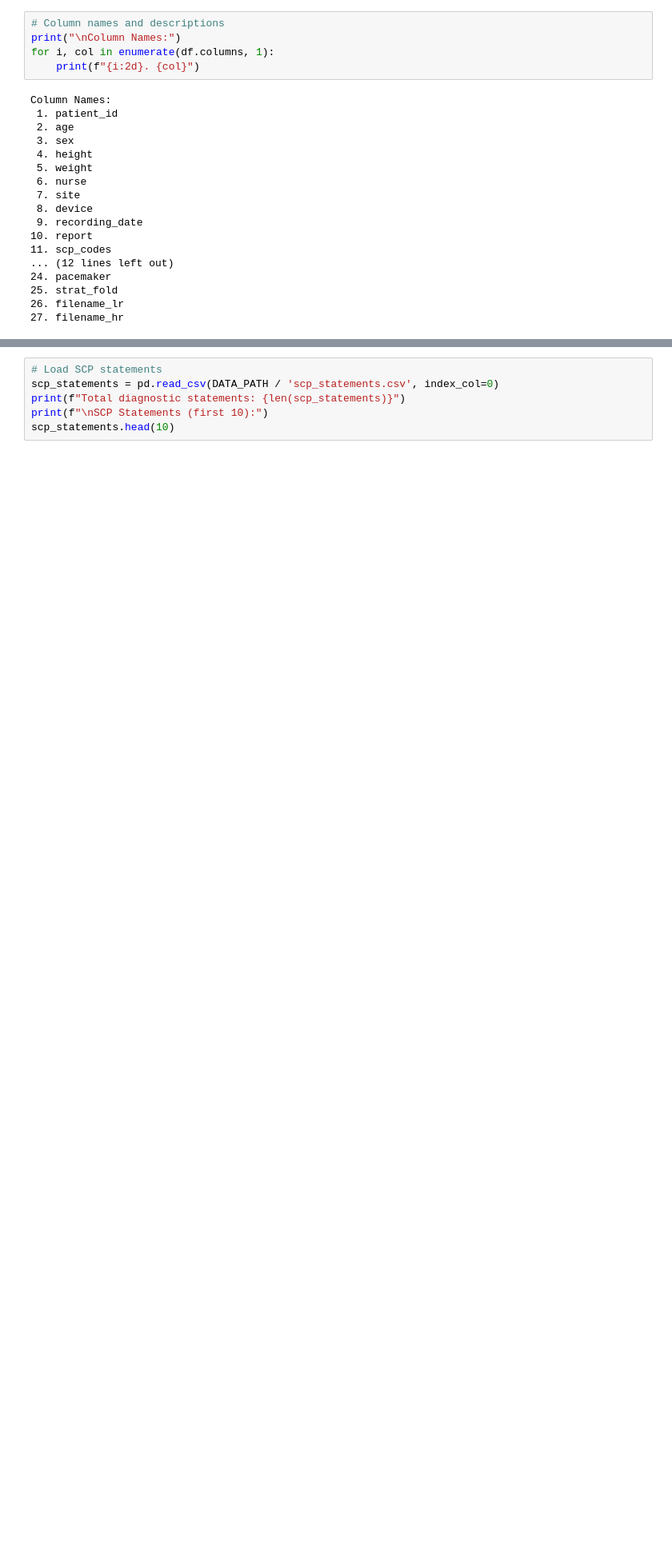
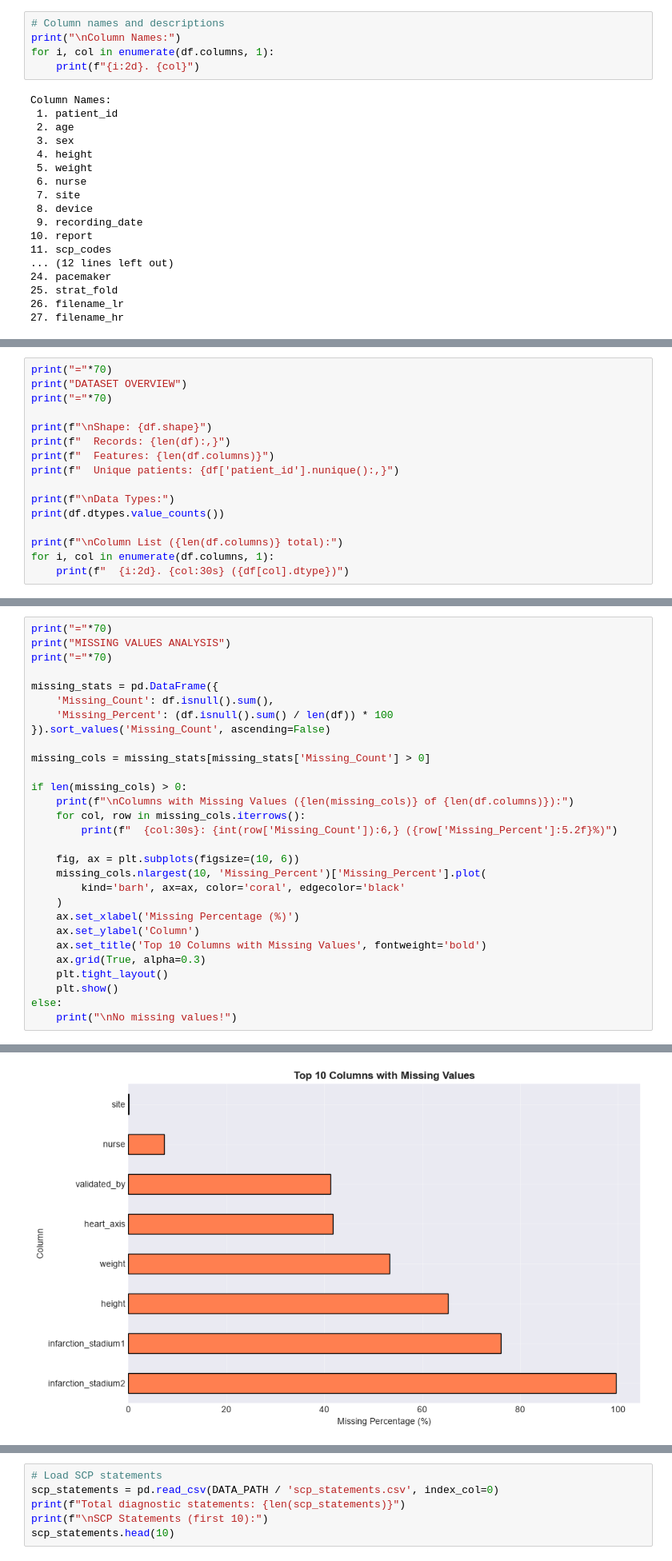
Before and after one commit to abhairwal-usd/intro_ai_ml_aai501, a Jupyter notebook: 01_Data_Prepare_EDA/01_data_exploration.ipynb, the cells around one changed output, grey strips where cells are left out. Shown at 80% size. Cells and saved outputs as stored; diff of their text form; blank space fills up the shorter version.

Commit message:
Added Data cleanup step

```diff
--- a/01_Data_Prepare_EDA/01_data_exploration.ipynb
+++ b/01_Data_Prepare_EDA/01_data_exploration.ipynb
@@ -254,0 +626,16 @@ print(f"✓ Output directory ready: {output_path}")
+# %%
+print("="*70)
+print("DATASET OVERVIEW")
+print("="*70)
+
+print(f"\nShape: {df.shape}")
+print(f"  Records: {len(df):,}")
+print(f"  Features: {len(df.columns)}")
+print(f"  Unique patients: {df['patient_id'].nunique():,}")
+
+print(f"\nData Types:")
+print(df.dtypes.value_counts())
+
+print(f"\nColumn List ({len(df.columns)} total):")
+for i, col in enumerate(df.columns, 1):
+    print(f"  {i:2d}. {col:30s} ({df[col].dtype})")
@@ -254,0 +662,30 @@ print(f"✓ Output directory ready: {output_path}")
+# %%
+print("="*70)
+print("MISSING VALUES ANALYSIS")
+print("="*70)
+
+missing_stats = pd.DataFrame({
+    'Missing_Count': df.isnull().sum(),
+    'Missing_Percent': (df.isnull().sum() / len(df)) * 100
+}).sort_values('Missing_Count', ascending=False)
+
+missing_cols = missing_stats[missing_stats['Missing_Count'] > 0]
+
+if len(missing_cols) > 0:
+    print(f"\nColumns with Missing Values ({len(missing_cols)} of {len(df.columns)}):")
+    for col, row in missing_cols.iterrows():
+        print(f"  {col:30s}: {int(row['Missing_Count']):6,} ({row['Missing_Percent']:5.2f}%)")
+
+    fig, ax = plt.subplots(figsize=(10, 6))
+    missing_cols.nlargest(10, 'Missing_Percent')['Missing_Percent'].plot(
+        kind='barh', ax=ax, color='coral', edgecolor='black'
+    )
+    ax.set_xlabel('Missing Percentage (%)')
+    ax.set_ylabel('Column')
+    ax.set_title('Top 10 Columns with Missing Values', fontweight='bold')
+    ax.grid(True, alpha=0.3)
+    plt.tight_layout()
+    plt.show()
+else:
+    print("\nNo missing values!")
+# %% [output]
@@ -254,0 +705 @@ print(f"✓ Output directory ready: {output_path}")
+[figure, added]
```
Also changed, not shown: parts of 56 cells of this notebook.
